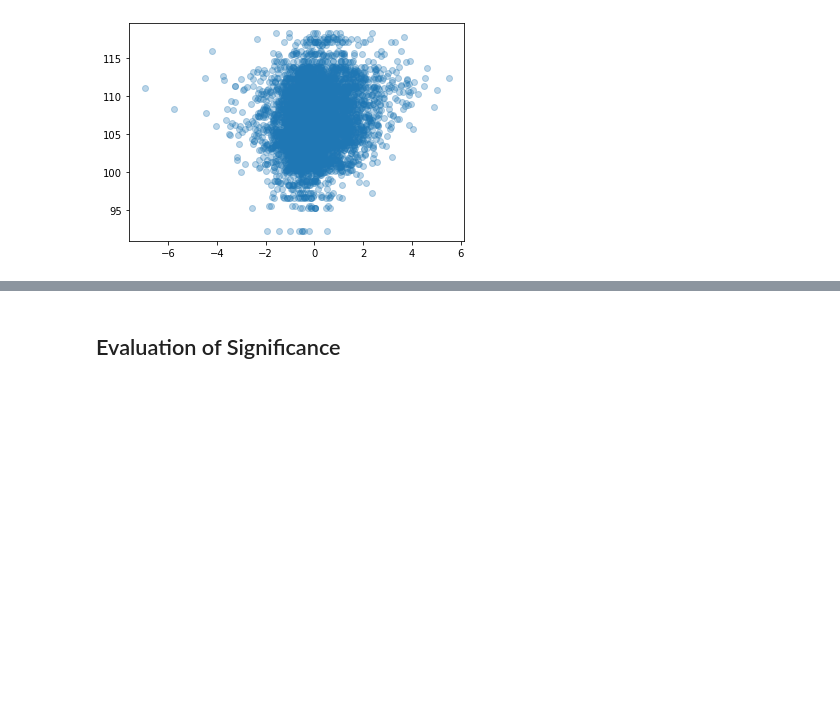
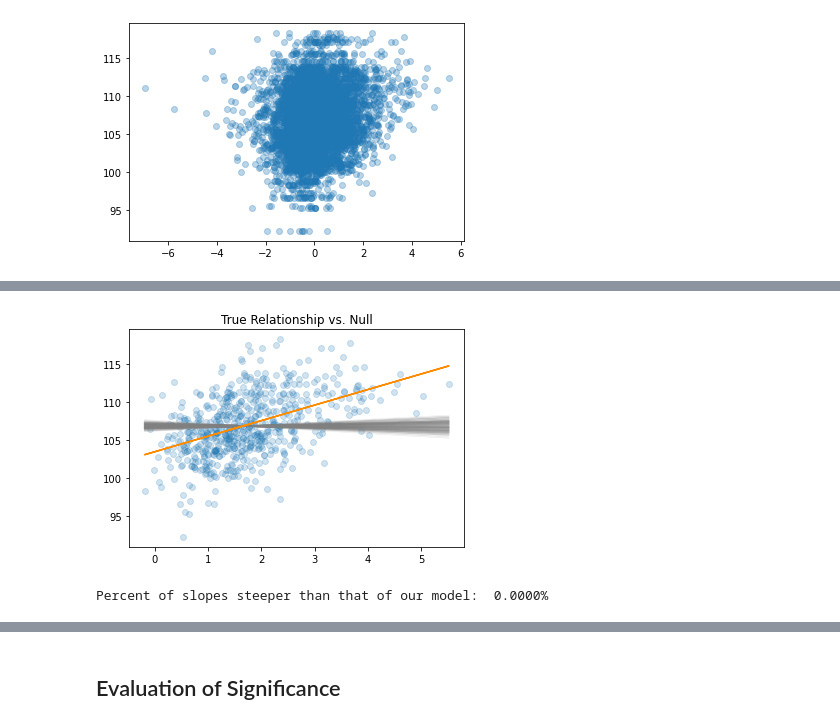
Before and after one commit to MAhram1/INFO-2950-Project, a Jupyter notebook: proj4.ipynb, the cells around one changed output, grey strips where cells are left out. Cells and saved outputs as stored; diff of their text form; code cells hidden in the pictures; blank space fills up the shorter version.

```diff
--- a/proj4.ipynb
+++ b/proj4.ipynb
@@ -725,0 +782,48 @@ plt.show()
+# %%
+def permute(series):
+    perm = series.copy().values
+    np.random.shuffle(perm)
+    return pd.Series(perm)
+
+def plot_line(df, model, is_resampled=True):
+    if is_resampled:
+        color="grey"
+        alpha=0.1
+    else:
+        color="darkorange"
+        alpha=1
+    plt.plot(df['si_offense'], df['si_offense'] * model.coef_[0] + model.intercept_, color=color, alpha=alpha)
+# %%
+# Plot true data
+plt.scatter(
+    best_si['si_offense'],
+    best_si['ortg'],
+    alpha = 0.2
+)
+
+# 100 iterations of models on permuted data
+for i in range(100):
+    permuted_model = LinearRegression().fit(best_si[['si_offense']], permute(best_si['ortg']))
+    plot_line(best_si, permuted_model)
+
+# Model true data and plot
+plot_line(best_si, lin2, is_resampled=False)
+plt.title('True Relationship vs. Null')
+plt.show()
+# %% [output]
+[figure, added]
+# %%
+# What fraction of permuted (null hyopthesis) slopes are greater than our observed slope?
+steeper_slopes = 0
+n_perms = 1000
+perm_slopes = np.zeros(n_perms)
+
+for i in range(n_perms):
+    perm_model = LinearRegression().fit(best_si[['si_offense']], permute(best_si['ortg']))
+    perm_slopes[i] = perm_model.coef_[0]
+
+    if np.abs(perm_model.coef_[0]) > np.abs(lin2.coef_):
+        steeper_slopes += 1
+print(f"Percent of slopes steeper than that of our model: {(steeper_slopes / n_perms) : .4%}")
+# %% [output]
+Percent of slopes steeper than that of our model:  0.0000%
```
Also changed, not shown: parts of 23 cells of this notebook.
